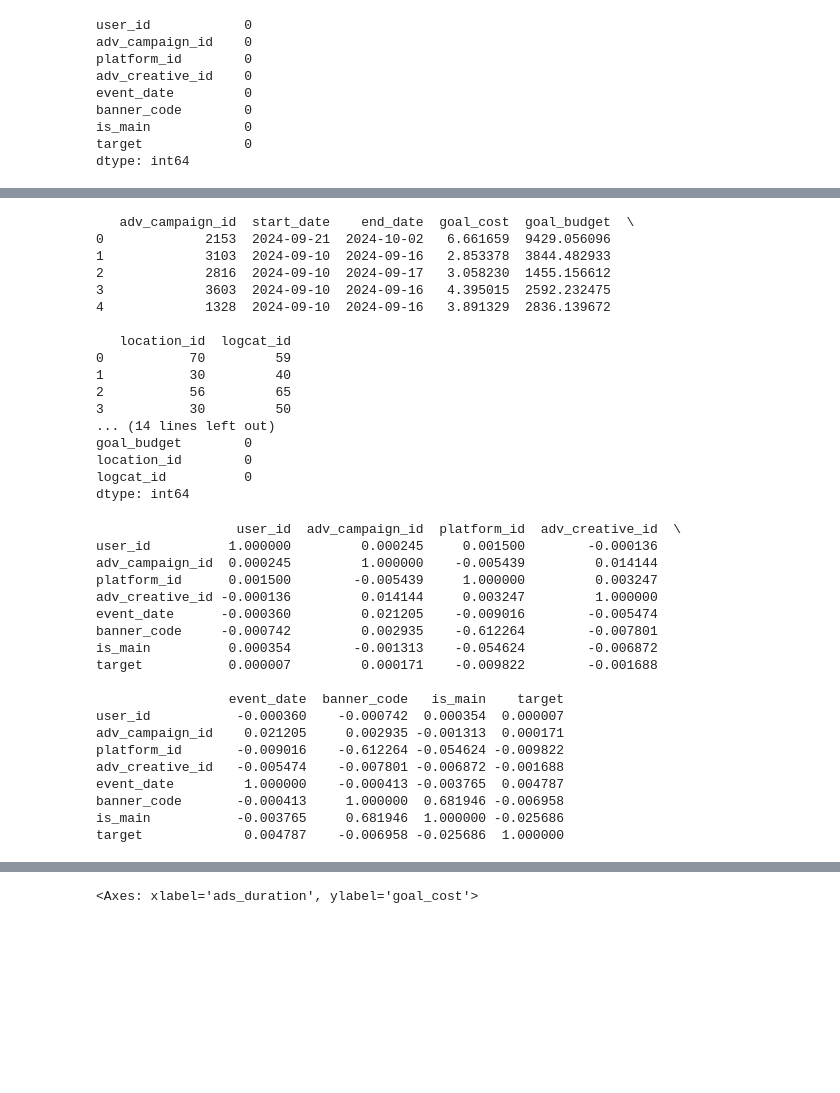
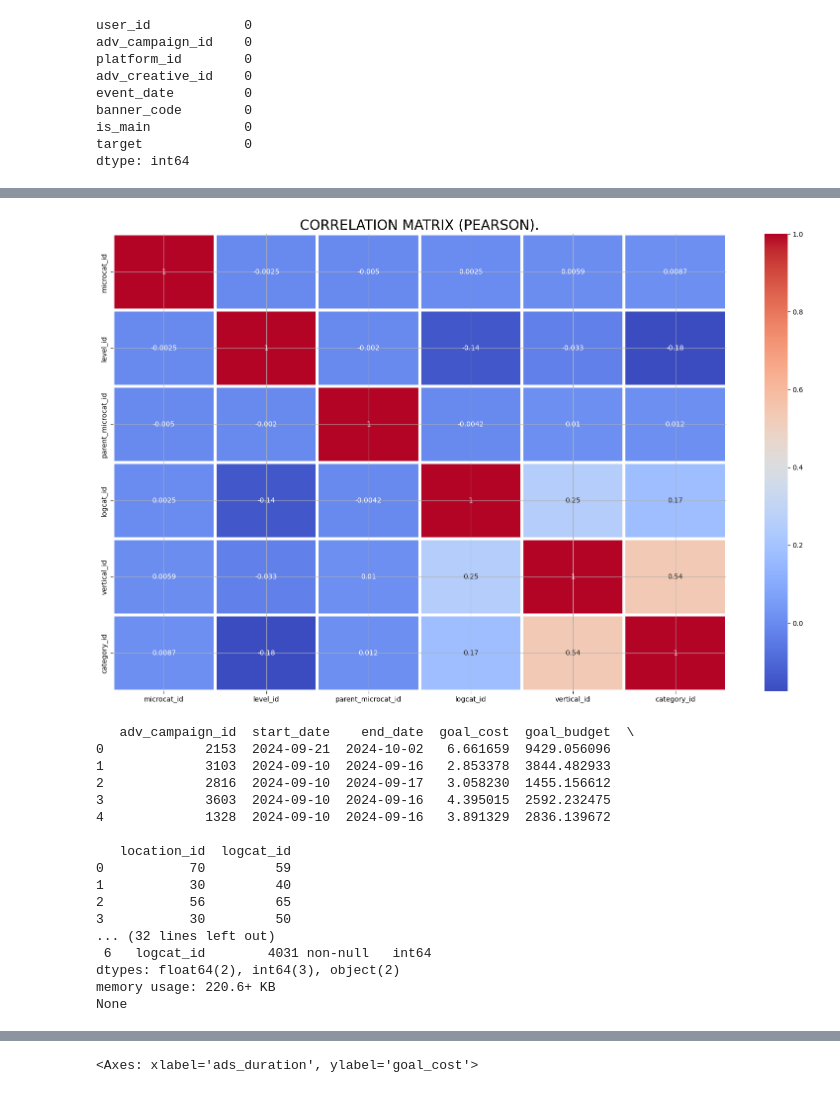
Before and after one commit to rtem33/foodev, a Jupyter notebook: foodev.ipynb, the cells around one changed output, grey strips where cells are left out. Cells and saved outputs as stored; diff of their text form; code cells hidden in the pictures; blank space fills up the shorter version.

```diff
--- a/foodev.ipynb
+++ b/foodev.ipynb
@@ -179,0 +233,19 @@ dtype: int64
+# %%
+##### НОРМАЛИЗАЦИЯ categories ######
+
+# Удаляем строки с NULL
+categories = categories.dropna()
+
+# Приведение типов
+categories["category_id"] = categories["category_id"].astype('int8')
+categories["vertical_id"] = categories["vertical_id"].astype('int8')
+categories["logcat_id"] = categories["logcat_id"].astype('int8')
+categories["parent_microcat_id"] = categories["parent_microcat_id"].astype('int32')
+categories["level_id"] = categories["level_id"].astype('int8')
+categories["microcat_id"] = categories["microcat_id"].astype('int32')
+
+print(categories.head())
+print('**********************************')
+print(categories.describe())
+print('**********************************')
+print(categories.info())
@@ -180,3 +270,10 @@ dtype: int64
+# %%
+fig, ax = plt.subplots(figsize=(20,12))
+plt.title('CORRELATION MATRIX (PEARSON).', fontsize=20)
+sns.heatmap(categories.corr(), annot=True, cmap="coolwarm",  fmt='.2g', linewidth=4)
+plt.grid(True);
+# %% [output]
+[figure, added]
 # %%
 #|-- adv_campaign_id: id рекламной компании
 #|-- start_date: date дата начала рекламной компании
@@ -187,8 +284,12 @@ dtype: int64
 #|-- location_ids: id локации, на которую рекламная компания распространяется
 
 print(campaigns.head())
+print('**********************************')
 print(campaigns.describe())
+print('**********************************')
 print(campaigns.isnull().sum())
+print('**********************************')
+print(campaigns.info())
 # %% [output]
    adv_campaign_id  start_date    end_date  goal_cost  goal_budget  \
 0             2153  2024-09-21  2024-10-02   6.661659  9429.056096
@@ -202,32 +303,8 @@ print(campaigns.isnull().sum())
 1           30         40
 2           56         65
 3           30         50
-... (14 lines left out)
-goal_budget        0
-location_id        0
-logcat_id          0
-dtype: int64
+... (32 lines left out)
+ 6   logcat_id        4031 non-null   int64
+dtypes: float64(2), int64(3), object(2)
+memory usage: 220.6+ KB
+None
-# %%
-# Корреляционная матрица (Пирсон)
-correlation_matrix = train.corr()
-print(correlation_matrix)
-# %% [output]
-                  user_id  adv_campaign_id  platform_id  adv_creative_id  \
-user_id          1.000000         0.000245     0.001500        -0.000136
-adv_campaign_id  0.000245         1.000000    -0.005439         0.014144
-platform_id      0.001500        -0.005439     1.000000         0.003247
-adv_creative_id -0.000136         0.014144     0.003247         1.000000
-event_date      -0.000360         0.021205    -0.009016        -0.005474
-banner_code     -0.000742         0.002935    -0.612264        -0.007801
-is_main          0.000354        -0.001313    -0.054624        -0.006872
-target           0.000007         0.000171    -0.009822        -0.001688
-
-                 event_date  banner_code   is_main    target
-user_id           -0.000360    -0.000742  0.000354  0.000007
-adv_campaign_id    0.021205     0.002935 -0.001313  0.000171
-platform_id       -0.009016    -0.612264 -0.054624 -0.009822
-adv_creative_id   -0.005474    -0.007801 -0.006872 -0.001688
-event_date         1.000000    -0.000413 -0.003765  0.004787
-banner_code       -0.000413     1.000000  0.681946 -0.006958
-is_main           -0.003765     0.681946  1.000000 -0.025686
-target             0.004787    -0.006958 -0.025686  1.000000
```
Also changed, not shown: parts of 18 cells of this notebook.
